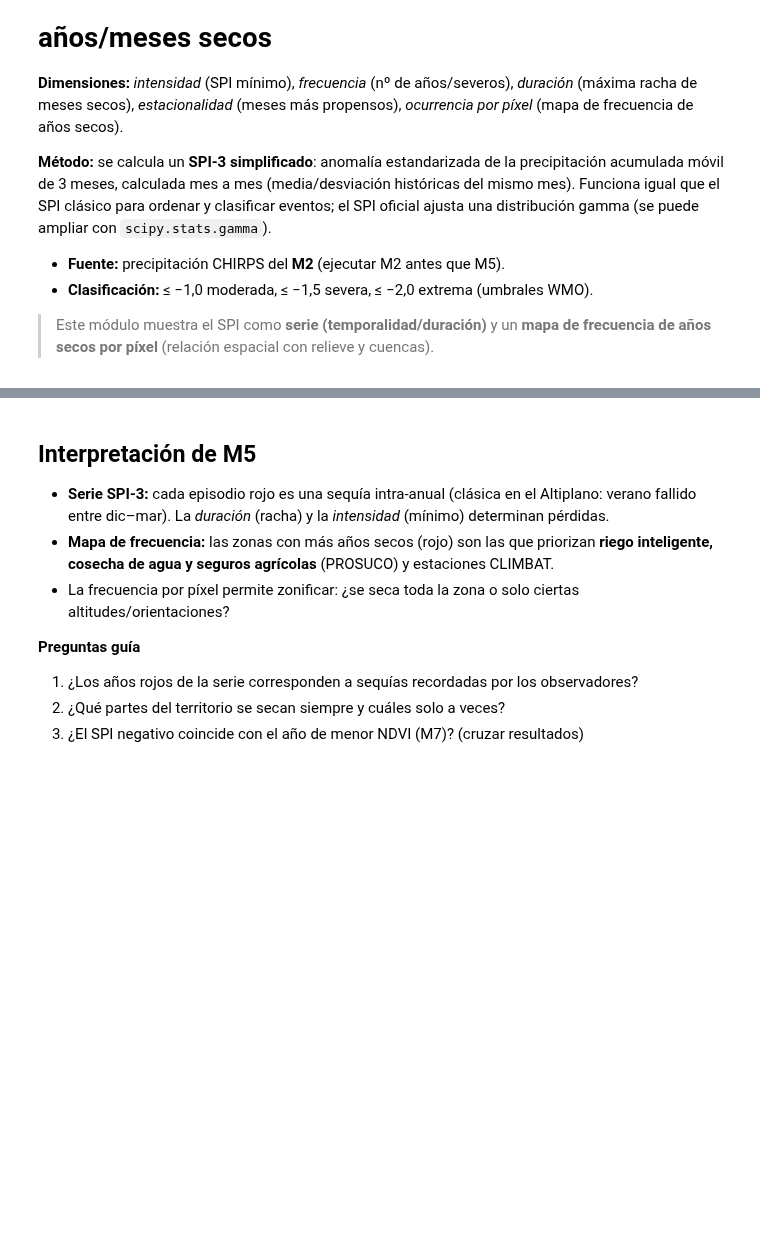
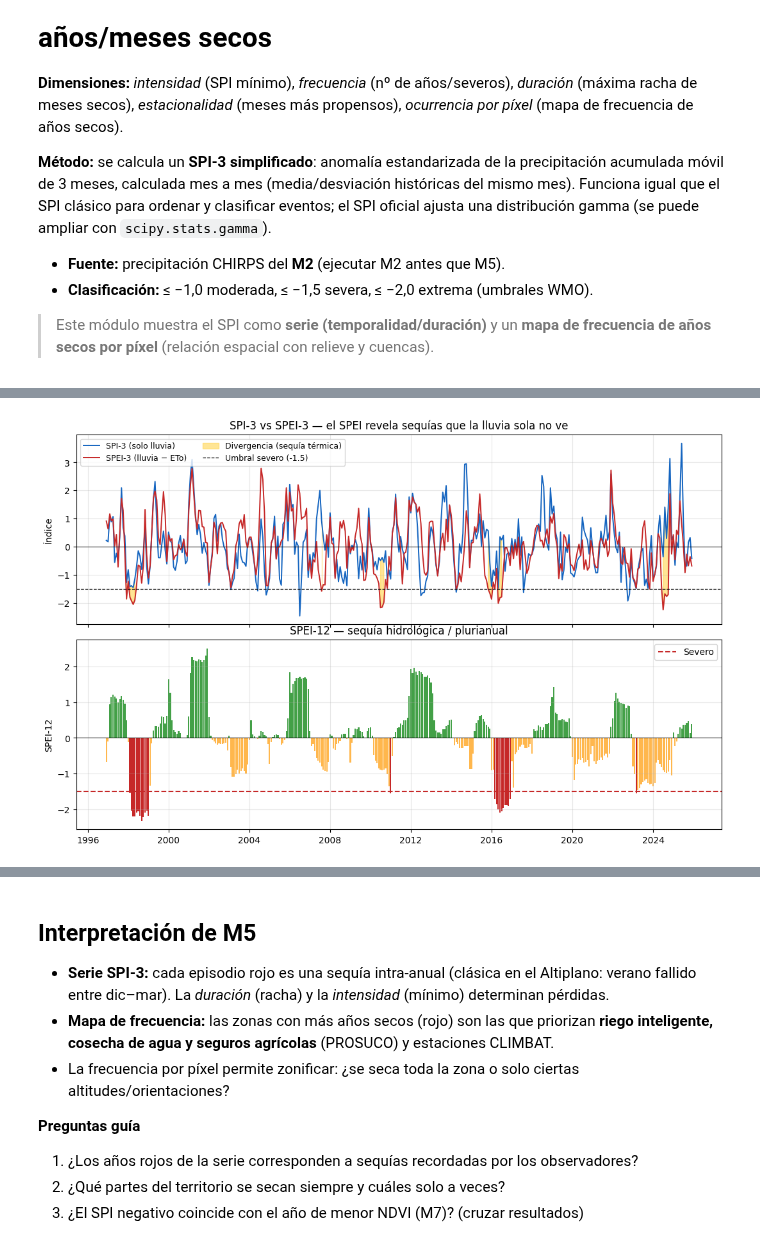
Before and after one commit to AGRIdigital-Climbat/PlantillaMapa, a Jupyter notebook: 05_Sequia/01_sequia.ipynb, the cells around one changed output, grey strips where cells are left out. Saved outputs shown, nothing was run; the diff lists cells and outputs as text; code cells hidden in the pictures; blank space fills up the shorter version.

```diff
--- a/05_Sequia/01_sequia.ipynb
+++ b/05_Sequia/01_sequia.ipynb
@@ -552,0 +422,15 @@ Map_m5
+# %%
+# ============================================================
+# M5.0 Colección de precipitación CHIRPS (autocontenida)
+# ============================================================
+# El módulo M5 no depende de M2: define aquí su propia fuente.
+# CHIRPS: 0.05° (~5.5 km), 1981–presente, ideal para sequía.
+precip = (
+    ee.ImageCollection("UCSB-CHG/CHIRPS/DAILY")
+    .select("precipitation")
+    .filterDate(FECHA_INICIO, FECHA_FIN)
+)
+
+n_img = precip.size().getInfo()
+print(f"CHIRPS listo: {n_img} imágenes diarias entre {FECHA_INICIO} y {FECHA_FIN}")
+print("Banda:", precip.first().bandNames().getInfo())
@@ -552,0 +716,76 @@ Map_m5
+# %%
+# ============================================================
+# M6.5 SPEI-3 / SPEI-12 vs SPI-3 (comparación directa)
+# ============================================================
+
+def spei_estandarizado(balance_mensual, escala=3):
+    """Análogo a spi_estandarizado pero sobre P−ETo."""
+    b_esc = balance_mensual.rolling(escala).sum()
+    media_m = b_esc.groupby(b_esc.index.month).mean()
+    std_m = b_esc.groupby(b_esc.index.month).std().replace(0, np.nan)
+    spei = (b_esc - b_esc.index.month.map(media_m)) / b_esc.index.month.map(std_m)
+    return b_esc, spei
+
+
+# --- Cálculo ----------------------------------------------------------------
+# SPI-3 (ya definido en M5.1, se recalcula aquí por claridad)
+_, spi3_rec = spi_estandarizado(p_mes_ch, escala=3)
+# SPEI-3 y SPEI-12 sobre el balance P−ETo
+_, spei3 = spei_estandarizado(df_bh["balance"], escala=3)
+_, spei12 = spei_estandarizado(df_bh["balance"], escala=12)
+
+df_comp = pd.DataFrame({
+    "SPI-3": spi3_rec, "SPEI-3": spei3, "SPEI-12": spei12
+}).dropna()
+df_comp["severo_SPI"] = df_comp["SPI-3"] <= UMBRALES["spi_severo"]
+df_comp["severo_SPEI"] = df_comp["SPEI-3"] <= UMBRALES["spi_severo"]
+df_comp["divergencia"] = df_comp["severo_SPEI"] & ~df_comp["severo_SPI"]
+
+print("Meses con sequía severa según SPI-3:", int(df_comp["severo_SPI"].sum()))
+print("Meses con sequía severa según SPEI-3:", int(df_comp["severo_SPEI"].sum()))
+print("Meses donde SPEI detecta sequía pero SPI no:",
+      int(df_comp["divergencia"].sum()),
+      "→ sequías de origen TÉRMICO (calor, no falta de lluvia)")
+
+# --- Gráfico combinado ------------------------------------------------------
+fig, ejes = plt.subplots(2, 1, figsize=(13, 8), sharex=True,
+                         gridspec_kw={"hspace": 0.08})
+
+# Panel superior: SPI-3 y SPEI-3 en el mismo eje
+ejes[0].plot(df_comp.index, df_comp["SPI-3"], color="#1565c0",
+             lw=1.4, label="SPI-3 (solo lluvia)")
+ejes[0].plot(df_comp.index, df_comp["SPEI-3"], color="#c62828",
+             lw=1.4, label="SPEI-3 (lluvia − ETo)")
+ejes[0].fill_between(df_comp.index, df_comp["SPI-3"], df_comp["SPEI-3"],
+                     where=df_comp["divergencia"].values,
+                     color="#ffd54f", alpha=0.6,
+                     label="Divergencia (sequía térmica)")
+ejes[0].axhline(UMBRALES["spi_severo"], color="black", ls="--", lw=0.9,
+                label=f"Umbral severo ({UMBRALES['spi_severo']})")
+ejes[0].axhline(0, color="black", lw=0.7)
+ejes[0].set_ylabel("Índice")
+ejes[0].set_title("SPI-3 vs SPEI-3 — el SPEI revela sequías que la lluvia sola no ve")
+ejes[0].legend(ncol=2, fontsize=9)
+ejes[0].grid(alpha=0.3)
+
+# Panel inferior: SPEI-12 (sequía plurianual)
+colores = np.where(df_comp["SPEI-12"] <= UMBRALES["spi_severo"],
+                   "#c62828", np.where(df_comp["SPEI-12"] < 0,
+                                       "#ffb74d", "#43a047"))
+ejes[1].bar(df_comp.index, df_comp["SPEI-12"], width=25, color=colores)
+ejes[1].axhline(UMBRALES["spi_severo"], color="#c62828", ls="--",
+                label="Severo")
+ejes[1].axhline(0, color="black", lw=0.7)
+ejes[1].set_ylabel("SPEI-12")
+ejes[1].set_title("SPEI-12 — sequía hidrológica / plurianual")
+ejes[1].legend()
+ejes[1].grid(alpha=0.3)
+
+plt.tight_layout()
+plt.show()
+
+# Ranking de sequías combinadas
+top_sequias = df_comp.sort_values("SPEI-3").head(10)
+print("\nTop 10 meses más secos según SPEI-3:")
+display(top_sequias[["SPI-3", "SPEI-3", "SPEI-12", "divergencia"]].round(2))
+# %% [output]
@@ -552,0 +795 @@ Map_m5
+[figure, added]
```
Also changed, not shown: parts of 8 cells of this notebook.
